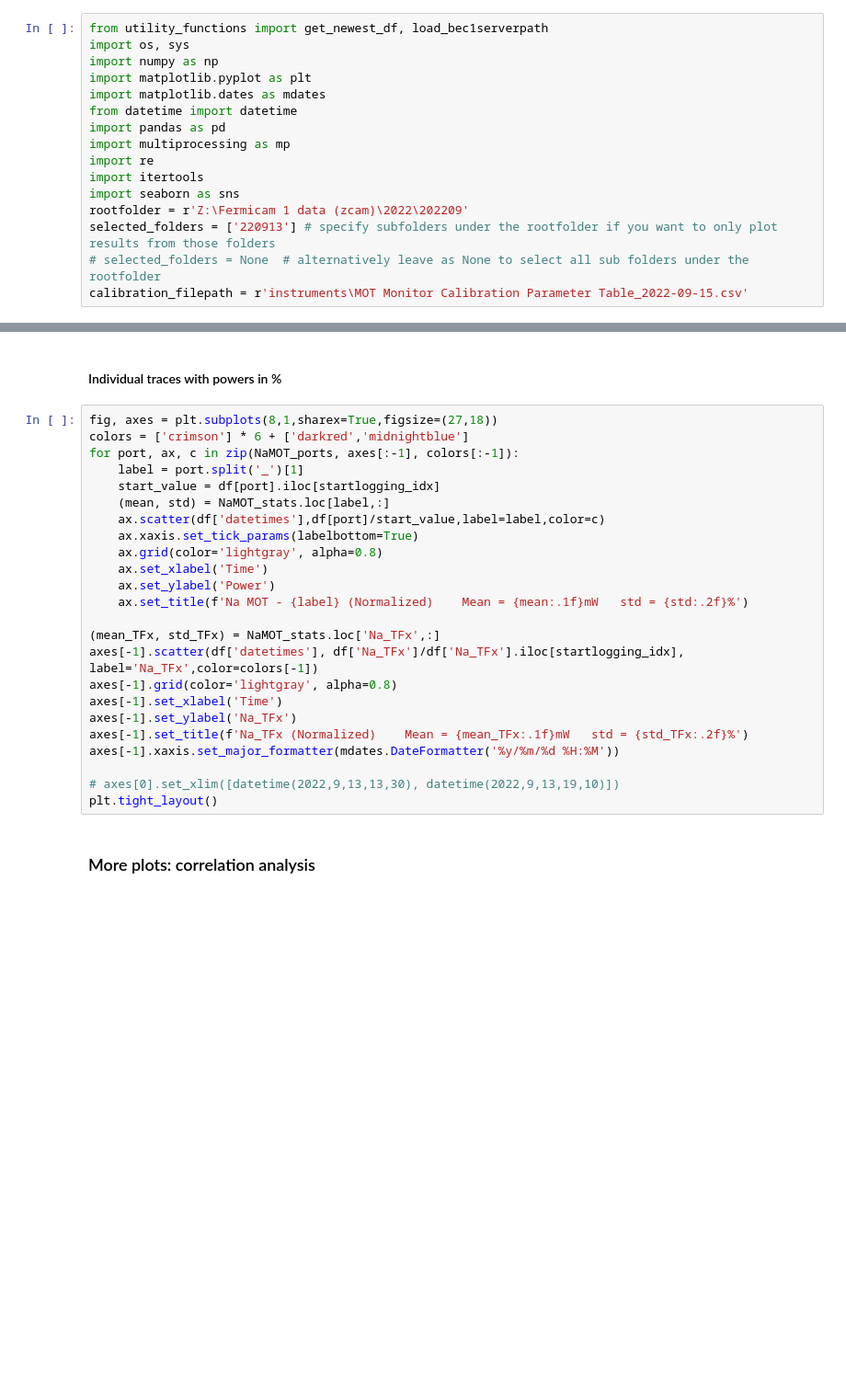
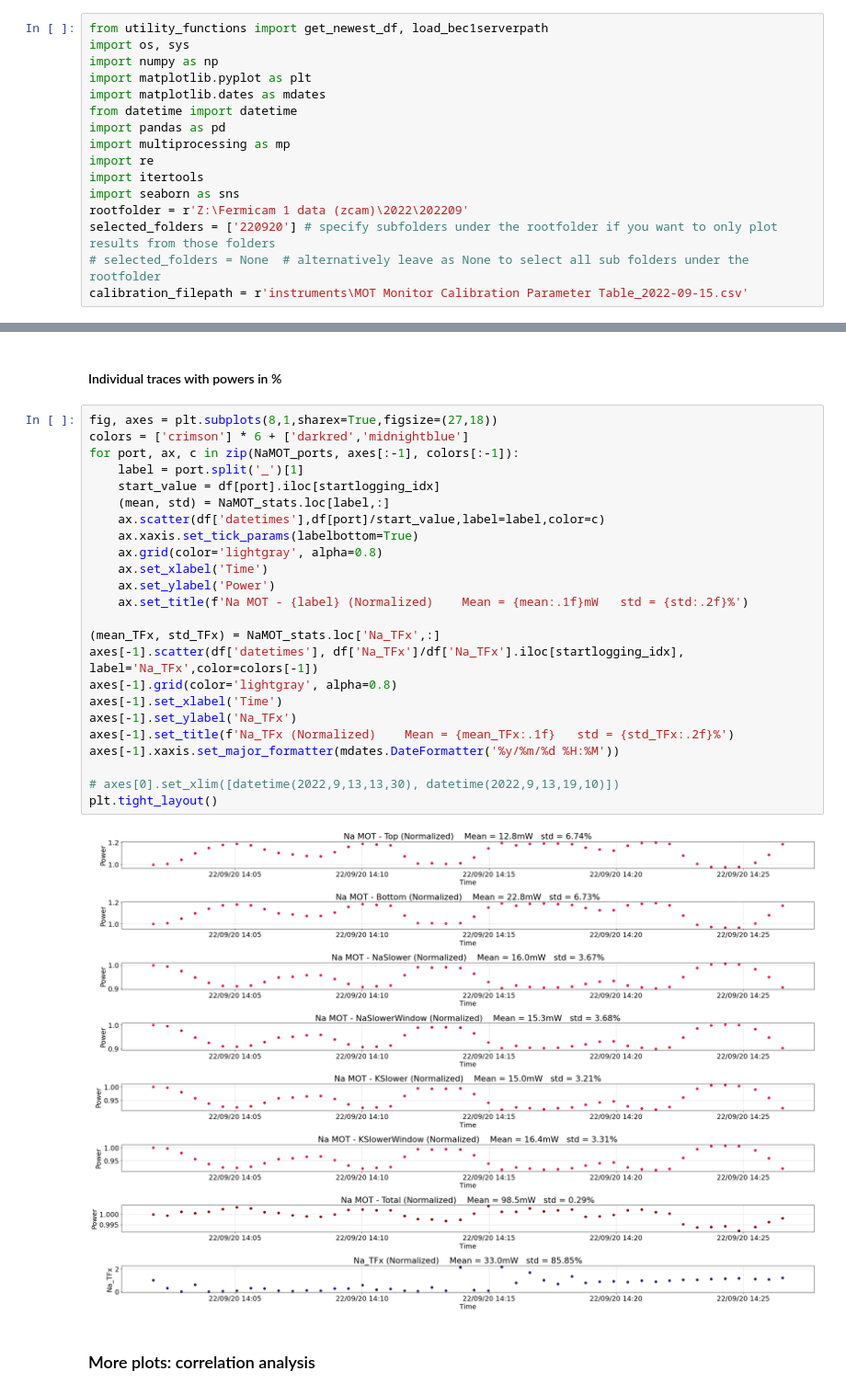
Before and after one commit to achuang2718/enrico, a Jupyter notebook: plot_MOT_power_logs.ipynb, the cells around one changed output, grey strips where cells are left out. Shown at 92% size. Cells and saved outputs as stored; diff of their text form; blank space fills up the shorter version.

```diff
--- a/plot_MOT_power_logs.ipynb
+++ b/plot_MOT_power_logs.ipynb
@@ -20,7 +20,7 @@ import re
 import itertools
 import seaborn as sns
 rootfolder = r'Z:\Fermicam 1 data (zcam)\2022\202209'
-selected_folders = ['220913'] # specify subfolders under the rootfolder if you want to only plot results from those folders
+selected_folders = ['220920'] # specify subfolders under the rootfolder if you want to only plot results from those folders
 # selected_folders = None  # alternatively leave as None to select all sub folders under the rootfolder
 calibration_filepath = r'instruments\MOT Monitor Calibration Parameter Table_2022-09-15.csv'
 # %%
@@ -188,27 +220,29 @@ plt.tight_layout()
 # %%
 fig, axes = plt.subplots(8,1,sharex=True,figsize=(27,18))
 colors = ['crimson'] * 6 + ['darkred','midnightblue']
 for port, ax, c in zip(NaMOT_ports, axes[:-1], colors[:-1]):
     label = port.split('_')[1]
     start_value = df[port].iloc[startlogging_idx]
     (mean, std) = NaMOT_stats.loc[label,:]
     ax.scatter(df['datetimes'],df[port]/start_value,label=label,color=c)
     ax.xaxis.set_tick_params(labelbottom=True)
     ax.grid(color='lightgray', alpha=0.8)
     ax.set_xlabel('Time')
     ax.set_ylabel('Power')
     ax.set_title(f'Na MOT - {label} (Normalized)    Mean = {mean:.1f}mW   std = {std:.2f}%')
 
 (mean_TFx, std_TFx) = NaMOT_stats.loc['Na_TFx',:]
 axes[-1].scatter(df['datetimes'], df['Na_TFx']/df['Na_TFx'].iloc[startlogging_idx], label='Na_TFx',color=colors[-1])
 axes[-1].grid(color='lightgray', alpha=0.8)
 axes[-1].set_xlabel('Time')
 axes[-1].set_ylabel('Na_TFx')
-axes[-1].set_title(f'Na_TFx (Normalized)    Mean = {mean_TFx:.1f}mW   std = {std_TFx:.2f}%')
+axes[-1].set_title(f'Na_TFx (Normalized)    Mean = {mean_TFx:.1f}   std = {std_TFx:.2f}%')
 axes[-1].xaxis.set_major_formatter(mdates.DateFormatter('%y/%m/%d %H:%M'))
 
 # axes[0].set_xlim([datetime(2022,9,13,13,30), datetime(2022,9,13,19,10)])
 plt.tight_layout()
+# %% [output]
+[figure, added]
 # %% [markdown]
 ### More plots: correlation analysis
 # %%
```
Also changed, not shown: parts of 11 cells of this notebook.
